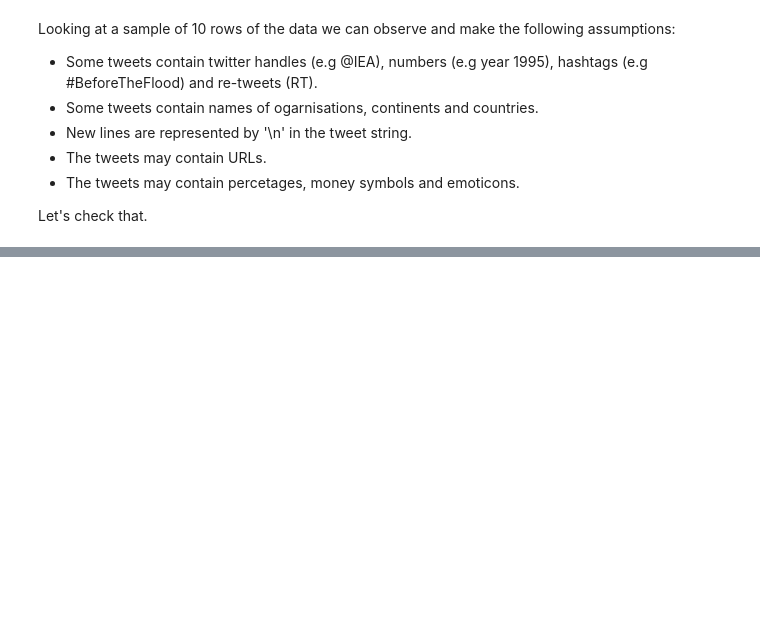
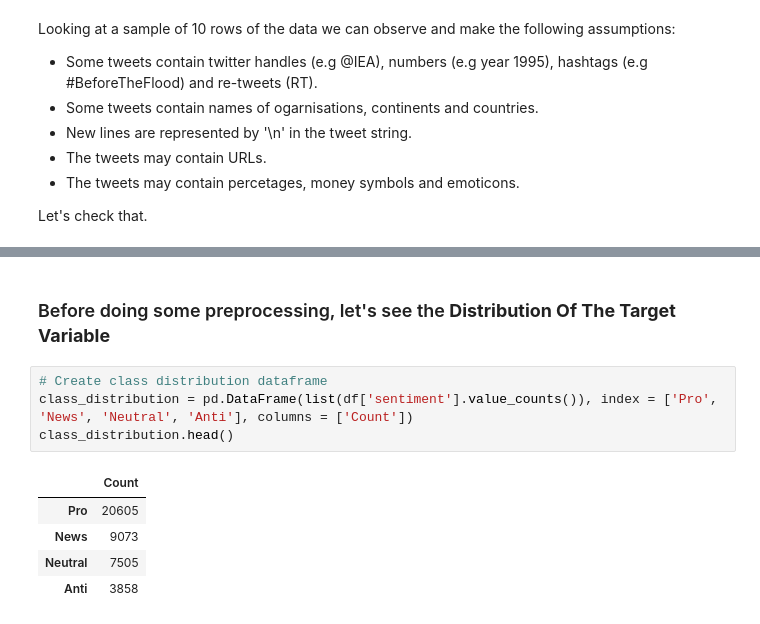
Before and after one commit to adevilde/Twitter-Climate-Change-Sentiment-Analysis, a Jupyter notebook: Twitter_Climate_Change_Sentiment.ipynb, the cells around one changed output, grey strips where cells are left out. Drawn from its saved outputs; the diff is of its cells as text; blank space fills up the shorter version.

```diff
--- a/Twitter_Climate_Change_Sentiment.ipynb
+++ b/Twitter_Climate_Change_Sentiment.ipynb
@@ -139,0 +200,12 @@ print(df['message'].str.contains('\n').sum())
+# %% [markdown]
+### Before doing some preprocessing, let's see the **Distribution Of The Target Variable**
+# %%
+# Create class distribution dataframe
+class_distribution = pd.DataFrame(list(df['sentiment'].value_counts()), index = ['Pro', 'News', 'Neutral', 'Anti'], columns = ['Count'])
+class_distribution.head()
+# %% [output]
+|  | Count |
+| Pro | 20605 |
+| News | 9073 |
+| Neutral | 7505 |
+| Anti | 3858 |
```
Also changed, not shown: parts of 13 cells of this notebook.
